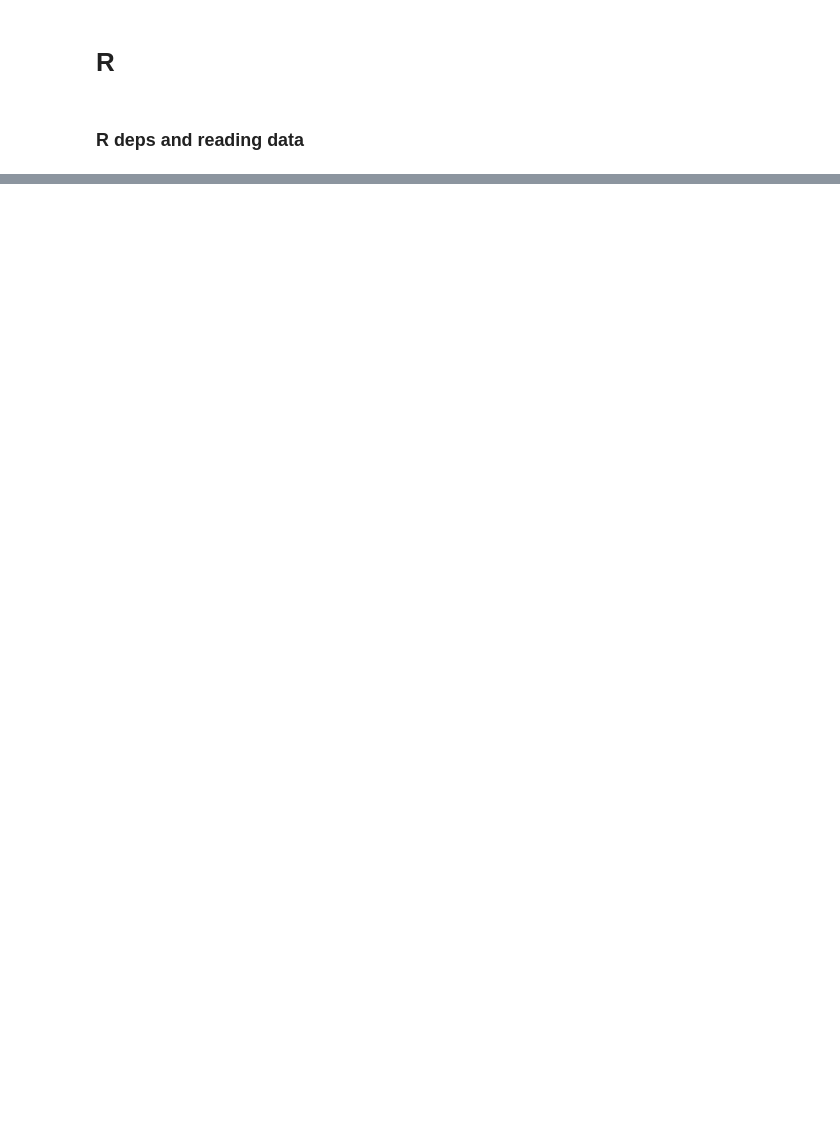
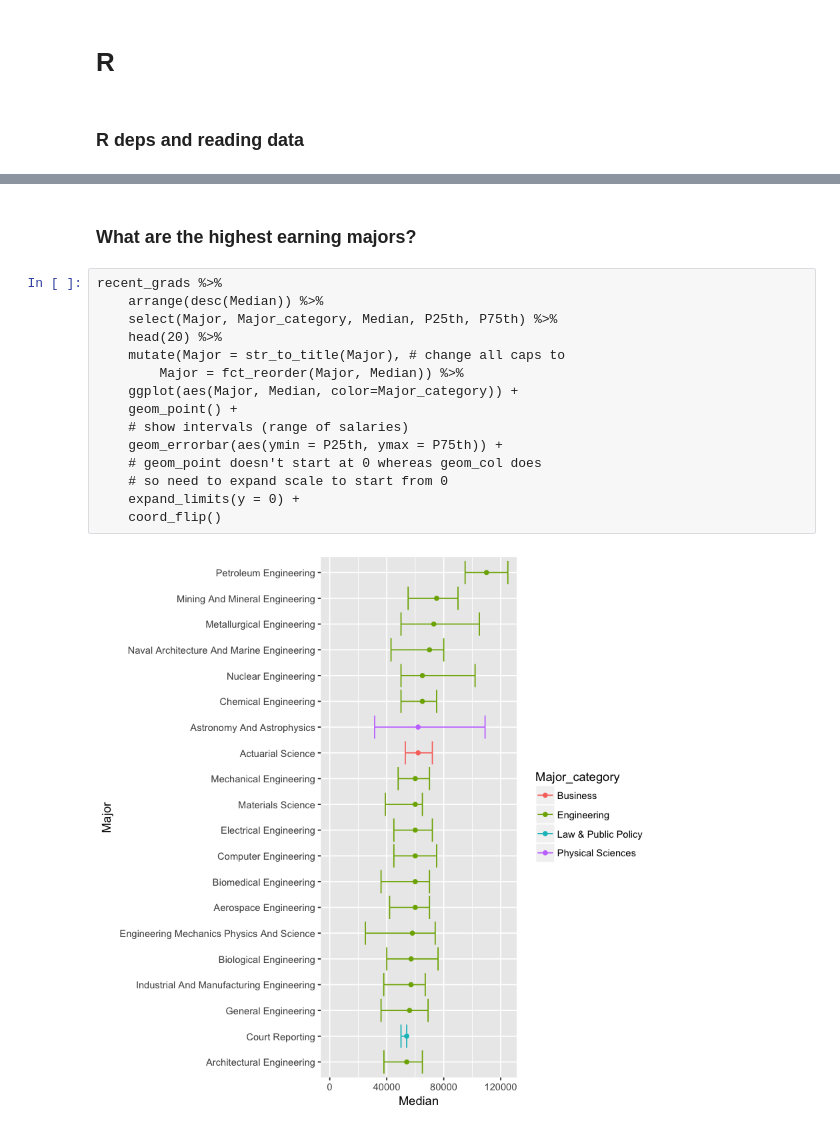
Before and after one commit to nischalshrestha/tidytuesdays, a Jupyter notebook: recent-grads/recent-grads.ipynb, the cells around one changed output, grey strips where cells are left out. Cells and saved outputs as stored; diff of their text form; blank space fills up the shorter version.

```diff
--- a/recent-grads/recent-grads.ipynb
+++ b/recent-grads/recent-grads.ipynb
@@ -54,0 +78,19 @@ df
+# %% [markdown]
+### What are the highest earning majors?
+# %%
+recent_grads %>%
+    arrange(desc(Median)) %>%
+    select(Major, Major_category, Median, P25th, P75th) %>%
+    head(20) %>%
+    mutate(Major = str_to_title(Major), # change all caps to
+        Major = fct_reorder(Major, Median)) %>%
+    ggplot(aes(Major, Median, color=Major_category)) +
+    geom_point() +
+    # show intervals (range of salaries)
+    geom_errorbar(aes(ymin = P25th, ymax = P75th)) +
+    # geom_point doesn't start at 0 whereas geom_col does
+    # so need to expand scale to start from 0
+    expand_limits(y = 0) +
+    coord_flip()
+# %% [output]
+[figure, added]
```
Also changed, not shown: parts of 8 cells of this notebook.
